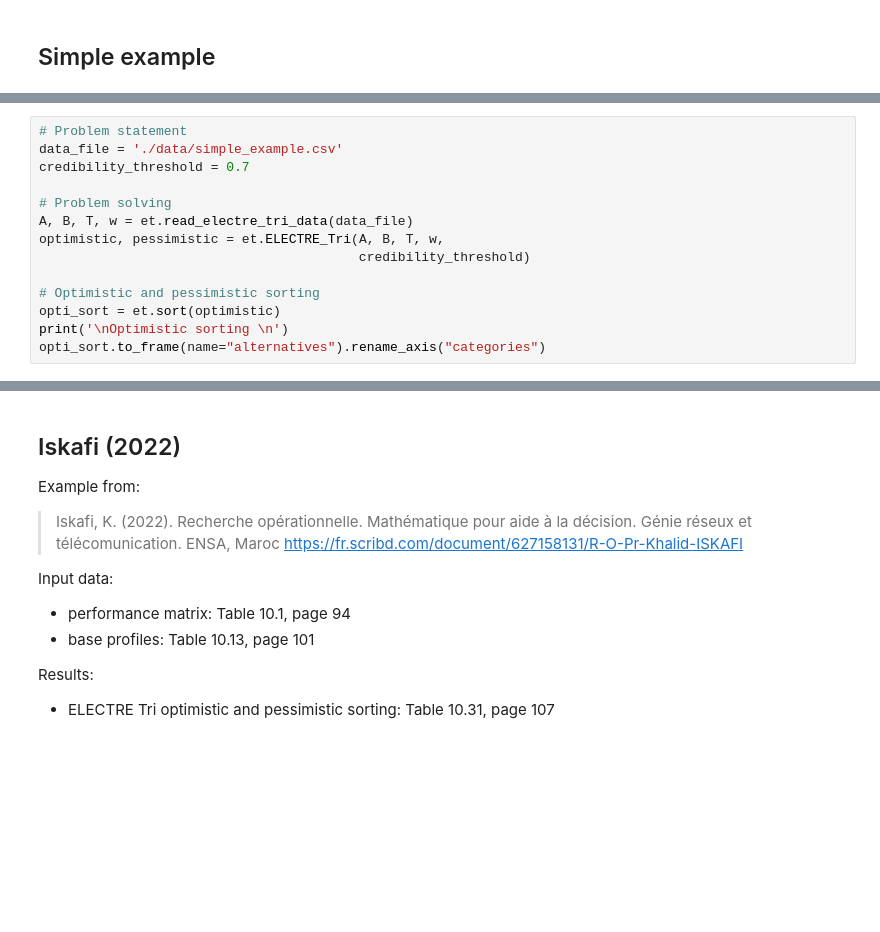
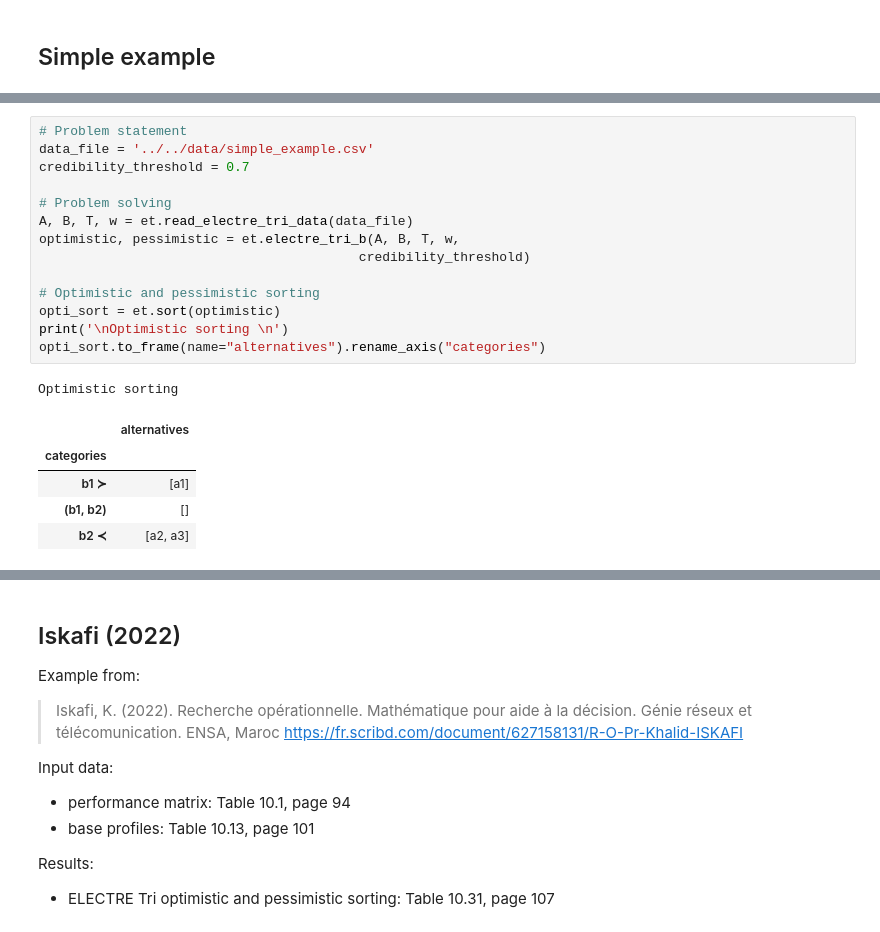
Before and after one commit to loicguilmard/ELECTRE_Tri, a Jupyter notebook: docs/explanation/ELECTRE_Tri_B_explained.ipynb, the cells around one changed output, grey strips where cells are left out. Drawn from its saved outputs; the diff is of its cells as text; blank space fills up the shorter version.

```diff
--- a/docs/explanation/ELECTRE_Tri_B_explained.ipynb
+++ b/docs/explanation/ELECTRE_Tri_B_explained.ipynb
@@ -651,17 +660,24 @@ FileNotFoundError: [Errno 2] No such file or directory: './data/simple_example.c
 # %%
 # Problem statement
-data_file = './data/simple_example.csv'
+data_file = '../../data/simple_example.csv'
 credibility_threshold = 0.7
 
 # Problem solving
 A, B, T, w = et.read_electre_tri_data(data_file)
-optimistic, pessimistic = et.ELECTRE_Tri(A, B, T, w,
+optimistic, pessimistic = et.electre_tri_b(A, B, T, w,
                                          credibility_threshold)
 
 # Optimistic and pessimistic sorting
 opti_sort = et.sort(optimistic)
 print('\nOptimistic sorting \n')
 opti_sort.to_frame(name="alternatives").rename_axis("categories")
+# %% [output]
+Optimistic sorting
+|  | alternatives |
+| categories |  |
+| b1 ≻ | [a1] |
+| (b1, b2) | [] |
+| b2 ≺ | [a2, a3] |
 # %%
 pessi_sort = et.sort(pessimistic)
 print('Pessimistic sorting')
```
Also changed, not shown: parts of 14 cells of this notebook.
